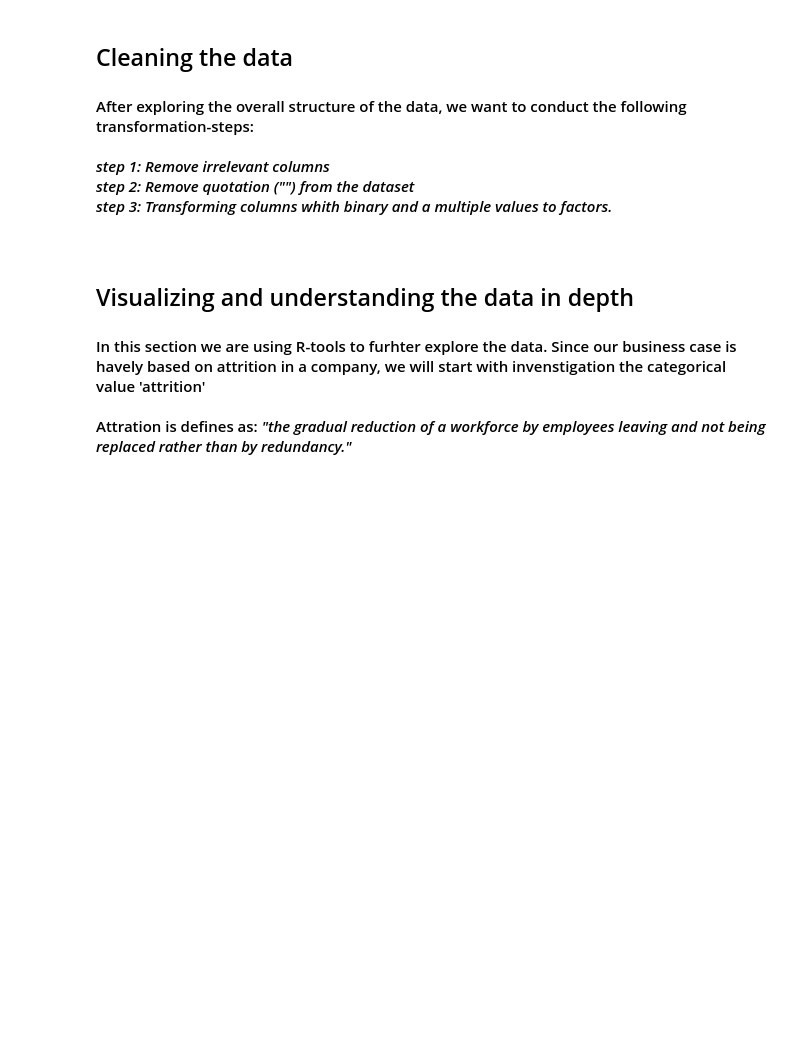
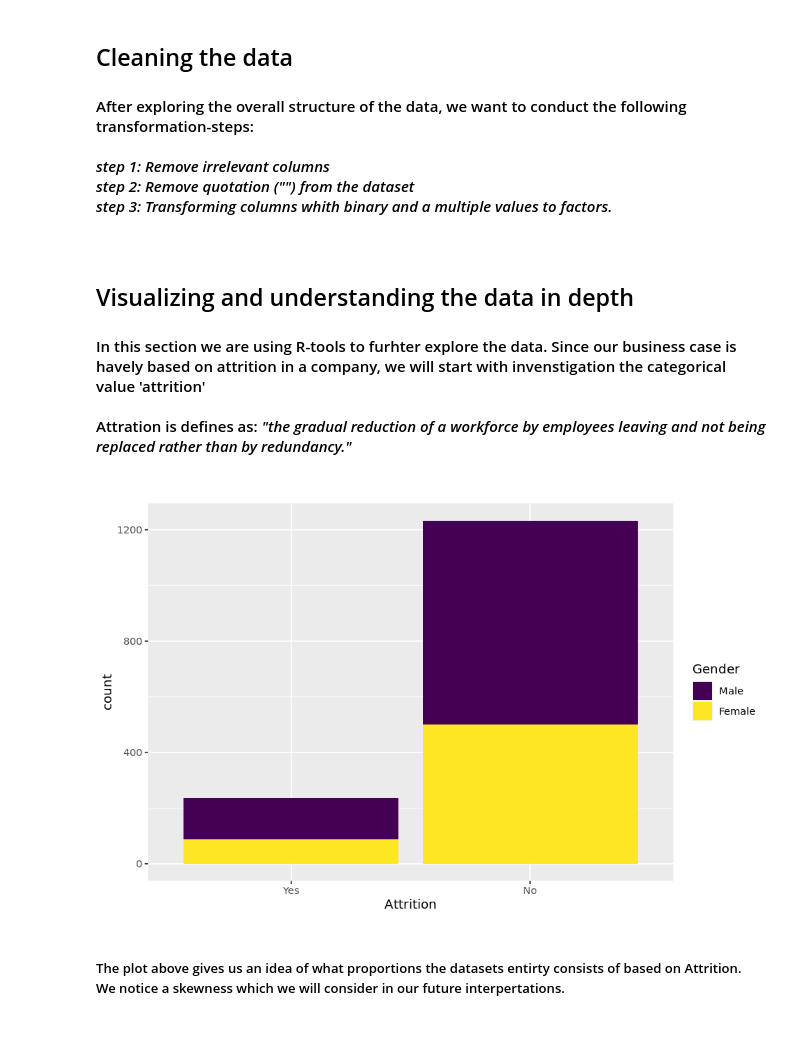
Before and after one commit to Hammi007/R_bigdata, a Jupyter notebook: Exploratory_data_analysis.ipynb, the cells around one changed output. Cells and saved outputs as stored; diff of their text form; code cells hidden in the pictures; blank space fills up the shorter version.

```diff
--- a/Exploratory_data_analysis.ipynb
+++ b/Exploratory_data_analysis.ipynb
@@ -75,24 +97,18 @@ Attration is defines as: <i> "the gradual reduction of a workforce by employees
 # %%
 library(tidyverse); library(ggplot2)
 
 options(repr.plot.width=8, repr.plot.height=5)
+
 ggplot(df, aes(x = Attrition)) + geom_bar(aes(fill = Gender))
 
 # Examening the value 'Attrition', we see that there is an imbalance as the majority of data can be found in the category 'no'.
 # The dataset is skewed.
 
 # How does the following parameters influence the attrition:
 #  - Employees distance from home
 #  - Jobsatisfaction
 #  - Salary
-
-str(df)
-
-hist(df$DistanceFromHome)
-plot(df$DistanceFromHome)
-boxplot(df$DistanceFromHome)
-boxplot(df$JobSatisfaction)
-boxplot(df$DistanceFromHome)
-
-pairs(df$JobSatisfaction)
-summary(df$DistanceFromHome, df$JobSatisfaction)
+# %% [output]
+[figure, added]
+# %% [markdown]
+<h5>The plot above gives us an idea of what proportions the datasets entirty consists of based on Attrition. <br>We notice a skewness which we will consider in our future interpertations.<h5>
```
Also changed, not shown: parts of 10 cells of this notebook.
